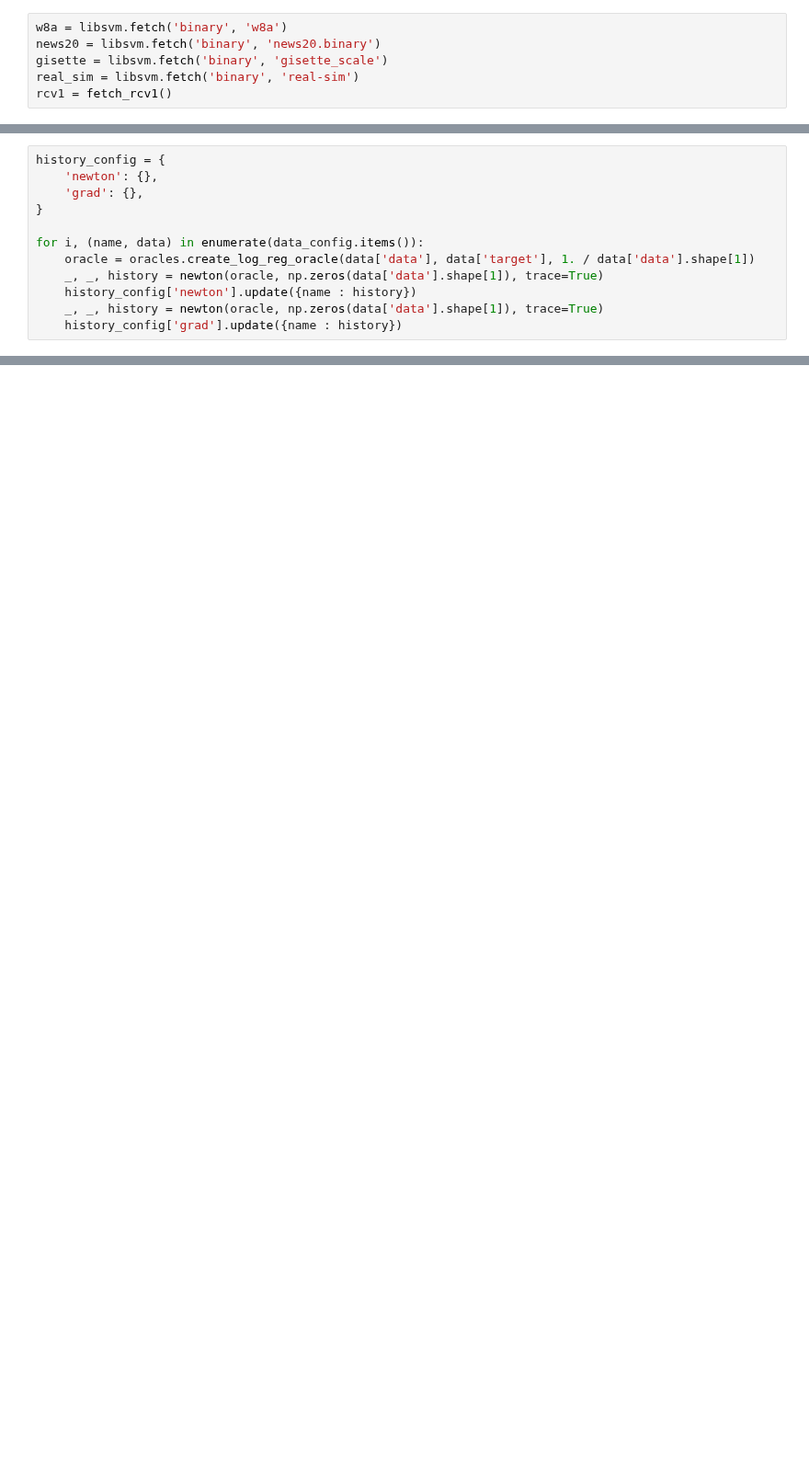
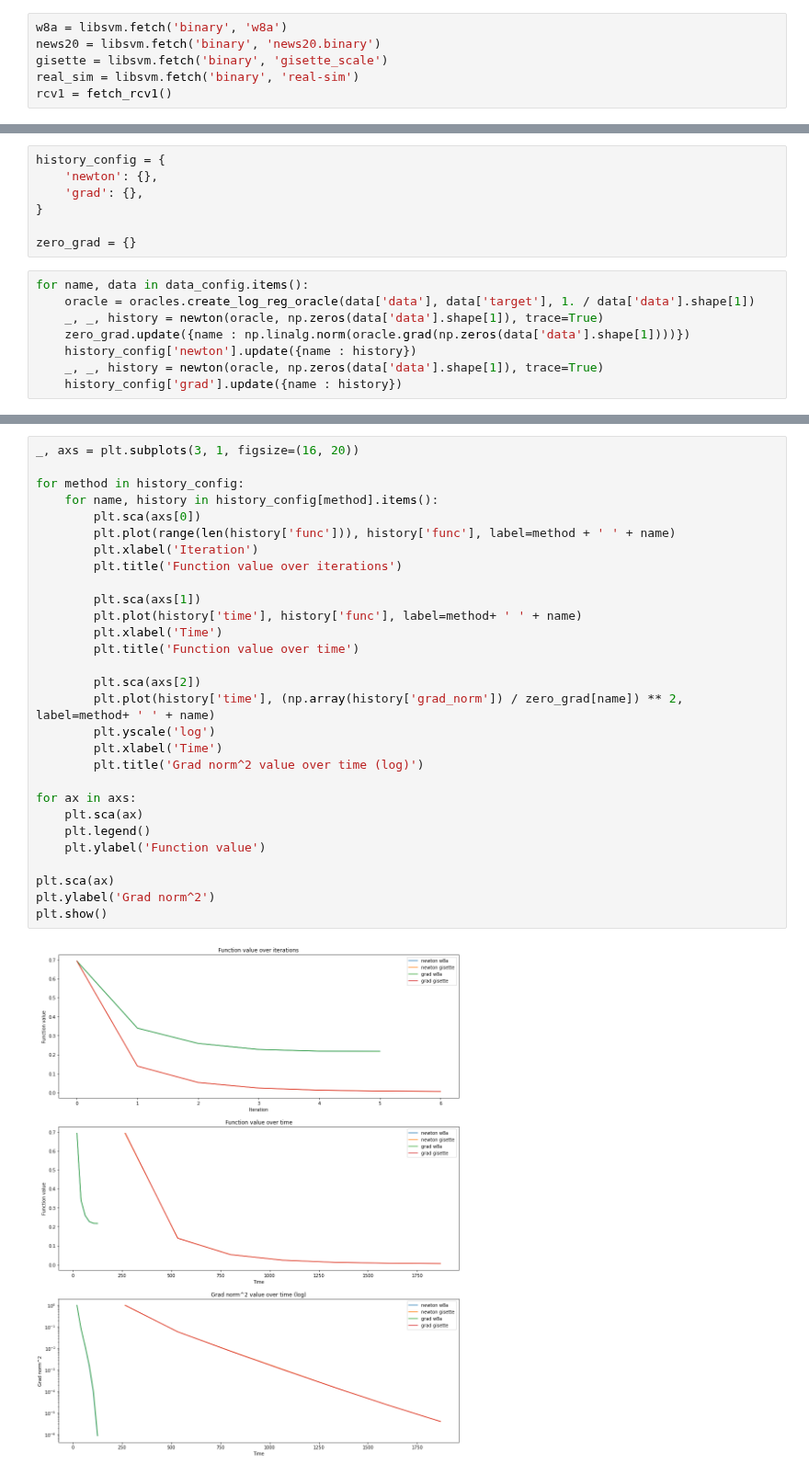
Before and after one commit to Panesher/Machine-Learning, a Jupyter notebook: OMML/task1/otchet.ipynb, the cells around one changed output, grey strips where cells are left out. Shown at 92% size. Cells and saved outputs as stored; diff of their text form; blank space fills up the shorter version.

```diff
--- a/OMML/task1/otchet.ipynb
+++ b/OMML/task1/otchet.ipynb
@@ -372,12 +375,15 @@ df = pd.DataFrame(columns=['name', 'eps', 'inaccuracy'])
+# %%
+history_config = {
+    'newton': {},
+    'grad': {},
+}
+
+zero_grad = {}
 # %%
-history_config = {
-    'newton': {},
-    'grad': {},
-}
-
-for i, (name, data) in enumerate(data_config.items()):
+for name, data in data_config.items():
     oracle = oracles.create_log_reg_oracle(data['data'], data['target'], 1. / data['data'].shape[1])
     _, _, history = newton(oracle, np.zeros(data['data'].shape[1]), trace=True)
+    zero_grad.update({name : np.linalg.norm(oracle.grad(np.zeros(data['data'].shape[1])))})
     history_config['newton'].update({name : history})
     _, _, history = newton(oracle, np.zeros(data['data'].shape[1]), trace=True)
     history_config['grad'].update({name : history})
@@ -383,0 +392,31 @@ for i, (name, data) in enumerate(data_config.items()):
+# %%
+_, axs = plt.subplots(3, 1, figsize=(16, 20))
+
+for method in history_config:
+    for name, history in history_config[method].items():
+        plt.sca(axs[0])
+        plt.plot(range(len(history['func'])), history['func'], label=method + ' ' + name)
+        plt.xlabel('Iteration')
+        plt.title('Function value over iterations')
+
+        plt.sca(axs[1])
+        plt.plot(history['time'], history['func'], label=method+ ' ' + name)
+        plt.xlabel('Time')
+        plt.title('Function value over time')
+
+        plt.sca(axs[2])
+        plt.plot(history['time'], (np.array(history['grad_norm']) / zero_grad[name]) ** 2, label=method+ ' ' + name)
+        plt.yscale('log')
+        plt.xlabel('Time')
+        plt.title('Grad norm^2 value over time (log)')
+
+for ax in axs:
+    plt.sca(ax)
+    plt.legend()
+    plt.ylabel('Function value')
+
+plt.sca(ax)
+plt.ylabel('Grad norm^2')
+plt.show()
+# %% [output]
+[figure, added]
```
Also changed, not shown: parts of 7 cells of this notebook, 1 other file.
